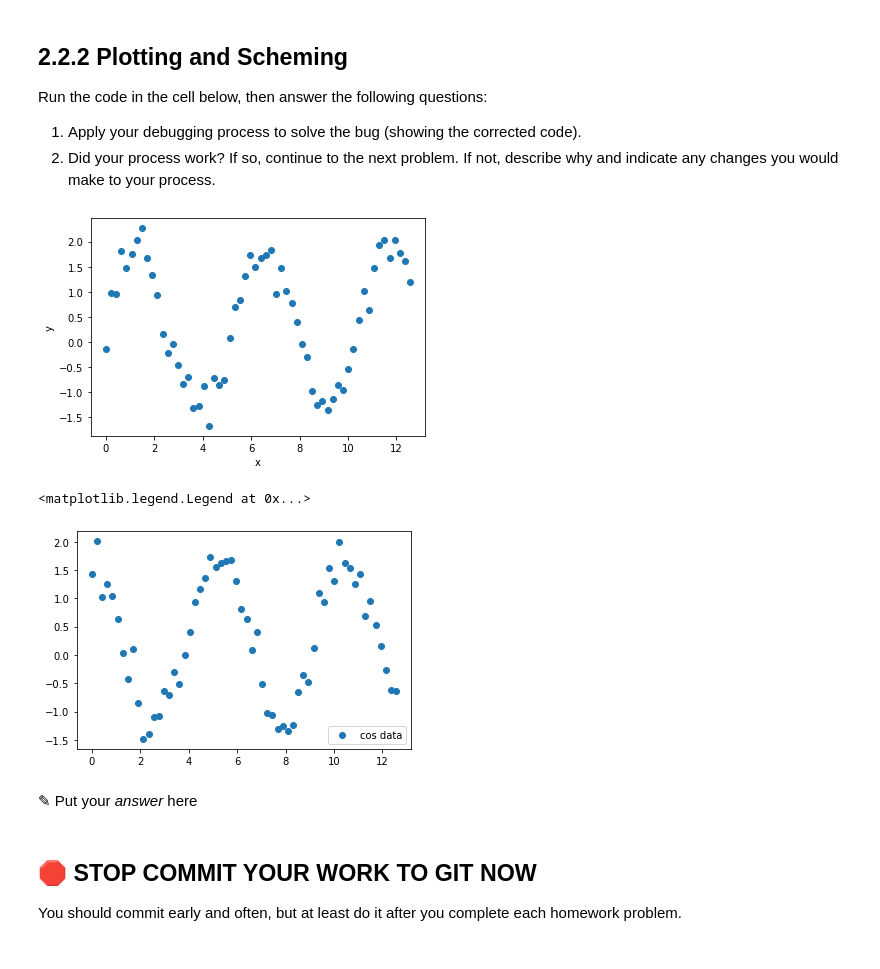
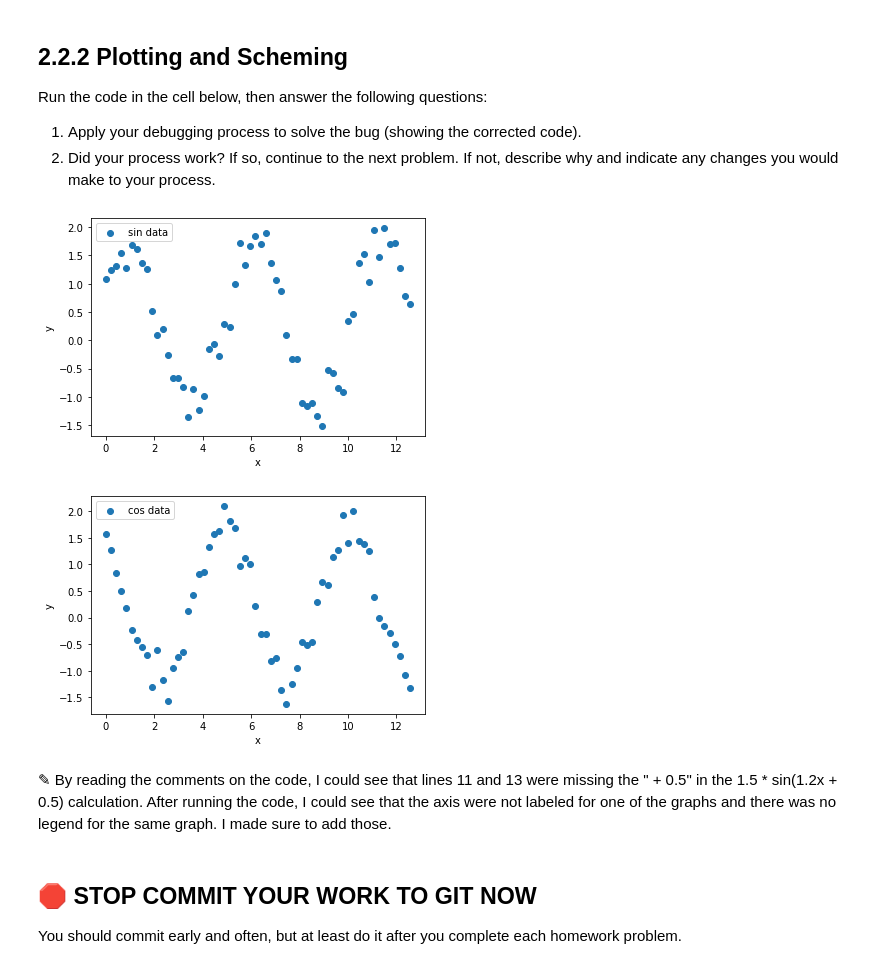
Before and after one commit to JaviContre/Javier-CMSE202, a Jupyter notebook: HW1_S23-STUDENT.ipynb, the cells around one changed output. Cells and saved outputs as stored; diff of their text form; code cells hidden in the pictures.

```diff
--- a/HW1_S23-STUDENT.ipynb
+++ b/HW1_S23-STUDENT.ipynb
@@ -153,30 +154,33 @@ Run the code in the cell below, then answer the following questions:
 # %%
 # code to plot two randomly generated data sets (sin and cos) on one plot
 
 import matplotlib.pyplot as plt
 import numpy as np
 
 # generate some x data: sixty data points from 0 to 4π
 x_sin = np.linspace(0,4*np.pi,60)
 
 # generate some y data: 1.5 * sin(1.2x + 0.5)
 # we add the np.random.normal(0.25,.25,60) at the end to add some randomness to the data
-y_sin = 1.5 * np.sin(1.2 * x_sin) + np.random.normal(.25,.25,60)
+y_sin = 1.5 * np.sin(1.2 * x_sin + 0.5) + np.random.normal(.25,.25,60)
 
-y_cos = 1.5 * np.cos(1.2 * x_sin) + np.random.normal(.25,.25,60)
+y_cos = 1.5 * np.cos(1.2 * x_sin + 0.5) + np.random.normal(.25,.25,60)
 # plot our data
 plt.scatter(x_sin, y_sin, label = "sin data")
 plt.xlabel('x')
 plt.ylabel('y')
+plt.legend()
 plt.show()
 plt.scatter(x_sin, y_cos, label = "cos data")
+plt.xlabel('x')
+plt.ylabel('y')
 plt.legend()
+plt.show()
 # %% [output]
-[figure, old version]
+[figure, new version]
-<matplotlib.legend.Legend at 0x...>
-[figure, old version]
+[figure, new version]
-# %% [markdown]
-<font size=+3>&#9998;</font> Put your *answer* here
+# %% [markdown]
+<font size=+3>&#9998;</font> By reading the comments on the code, I could see that lines 11 and 13 were missing the " + 0.5" in the 1.5 * sin(1.2x + 0.5) calculation. After running the code, I could see that the axis were not labeled for one of the graphs and there was no legend for the same graph. I made sure to add those.
 # %% [markdown]
 ## &#128721; STOP **COMMIT YOUR WORK TO GIT NOW**
 
```
Also changed, not shown: parts of 6 cells of this notebook.
